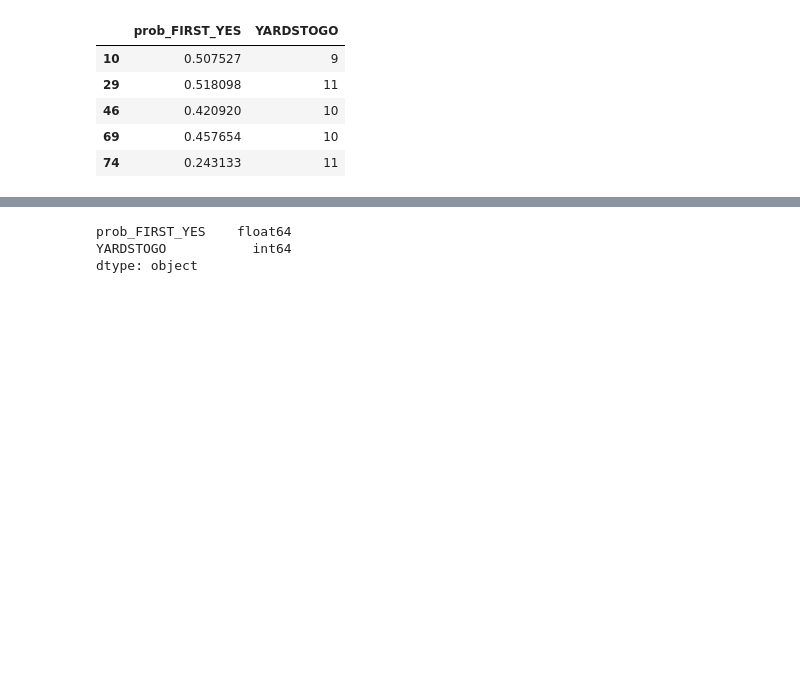
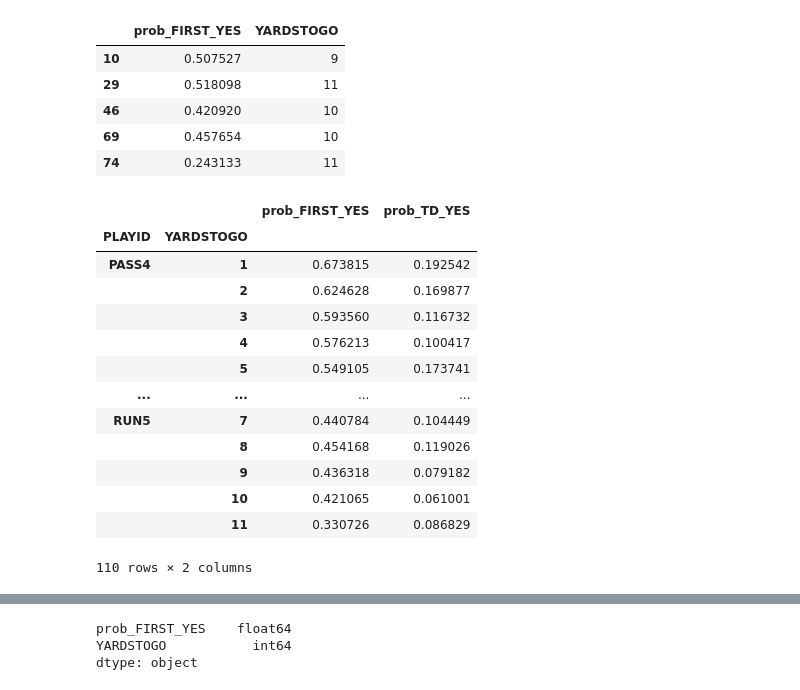
Before and after one commit to git-dan-hub/J_Lab, a Jupyter notebook: ASB_Documentation_Sample.ipynb, the cells around one changed output, grey strips where cells are left out. Saved outputs shown, nothing was run; the diff lists cells and outputs as text; code cells hidden in the pictures; blank space fills up the shorter version.

```diff
--- a/ASB_Documentation_Sample.ipynb
+++ b/ASB_Documentation_Sample.ipynb
@@ -586,4 +586,21 @@ c9_pass_mean = c9_pass.groupby(["CONCEPT_9", "YARDSTOGO"]).mean()
 #c9_pass_mean
+# %%
+df_pass_mean
+# %% [output]
+|  |  | prob_FIRST_YES | prob_TD_YES |
+| PLAYID | YARDSTOGO |  |  |
+| PASS4 | 1 | 0.673815 | 0.192542 |
+|  | 2 | 0.624628 | 0.169877 |
+|  | 3 | 0.593560 | 0.116732 |
+|  | 4 | 0.576213 | 0.100417 |
+|  | 5 | 0.549105 | 0.173741 |
+| ... | ... | ... | ... |
+| RUN5 | 7 | 0.440784 | 0.104449 |
+|  | 8 | 0.454168 | 0.119026 |
+|  | 9 | 0.436318 | 0.079182 |
+|  | 10 | 0.421065 | 0.061001 |
+|  | 11 | 0.330726 | 0.086829 |
+110 rows × 2 columns
 # %%
 # Format data for plotting
 result = {}
```
Also changed, not shown: parts of 15 cells of this notebook.
